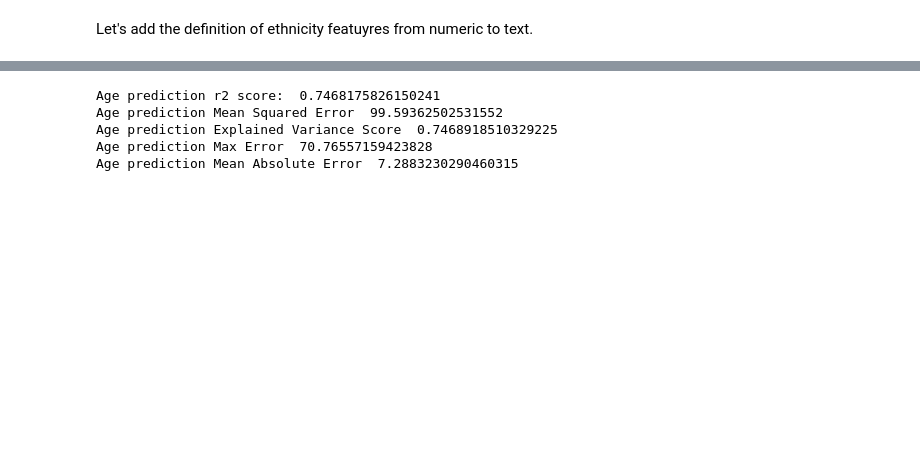
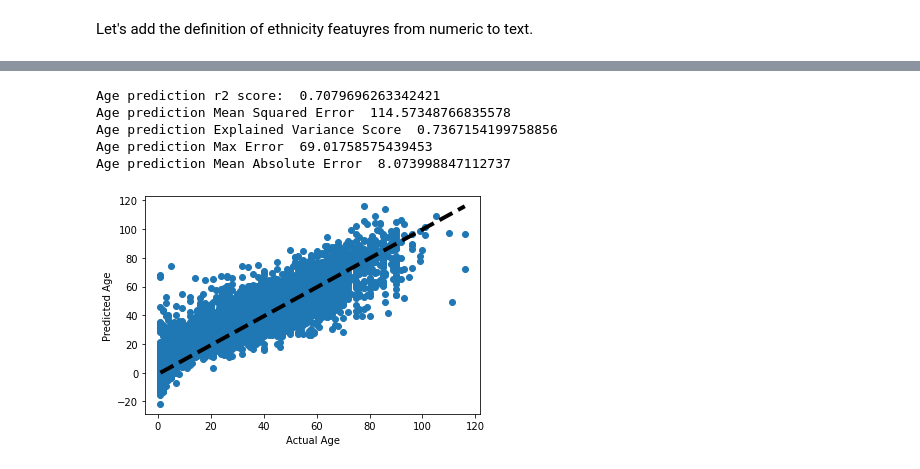
Before and after one commit to dmf49/cs5542FinalProject, a Jupyter notebook: project_dmf49.ipynb, the cells around one changed output, grey strips where cells are left out. Saved outputs shown, nothing was run; the diff lists cells and outputs as text; code cells hidden in the pictures; blank space fills up the shorter version.

```diff
--- a/project_dmf49.ipynb
+++ b/project_dmf49.ipynb
@@ -702,28 +702,37 @@ weighted avg       0.89      0.89      0.89      7040
 # %%
 import matplotlib.pyplot as plt
 import numpy as np
 from sklearn.metrics import mean_squared_error, r2_score
 from sklearn.metrics import explained_variance_score
 from sklearn.metrics import max_error
 
 r2 = r2_score(age_true, age_pred)
 print('Age prediction r2 score: ',r2)
 mse = mean_squared_error(age_true, age_pred)
 print('Age prediction Mean Squared Error ',mse)
 
 evs = explained_variance_score(age_true, age_pred)
 print('Age prediction Explained Variance Score ',evs)
 
 maxerror = max_error(age_true, age_pred)
 print('Age prediction Max Error ',maxerror)
 
 
 from sklearn.metrics import mean_absolute_error
 mae = mean_absolute_error(age_true, age_pred)
 print('Age prediction Mean Absolute Error ',mae)
+
+
+fig, ax = plt.subplots()
+ax.scatter(age_true, age_pred)
+ax.plot([age_true.min(),age_true.max()], [0, age_pred.max()], 'k--', lw=4)
+ax.set_xlabel('Actual Age')
+ax.set_ylabel('Predicted Age')
+plt.show()
 # %% [output]
-Age prediction r2 score:  0.7468175826150241
-Age prediction Mean Squared Error  99.59362502531552
-Age prediction Explained Variance Score  0.7468918510329225
-Age prediction Max Error  70.76557159423828
-Age prediction Mean Absolute Error  7.2883230290460315
+Age prediction r2 score:  0.7079696263342421
+Age prediction Mean Squared Error  114.57348766835578
+Age prediction Explained Variance Score  0.7367154199758856
+Age prediction Max Error  69.01758575439453
+Age prediction Mean Absolute Error  8.073998847112737
+[figure, added]
```
Also changed, not shown: parts of 11 cells of this notebook.
